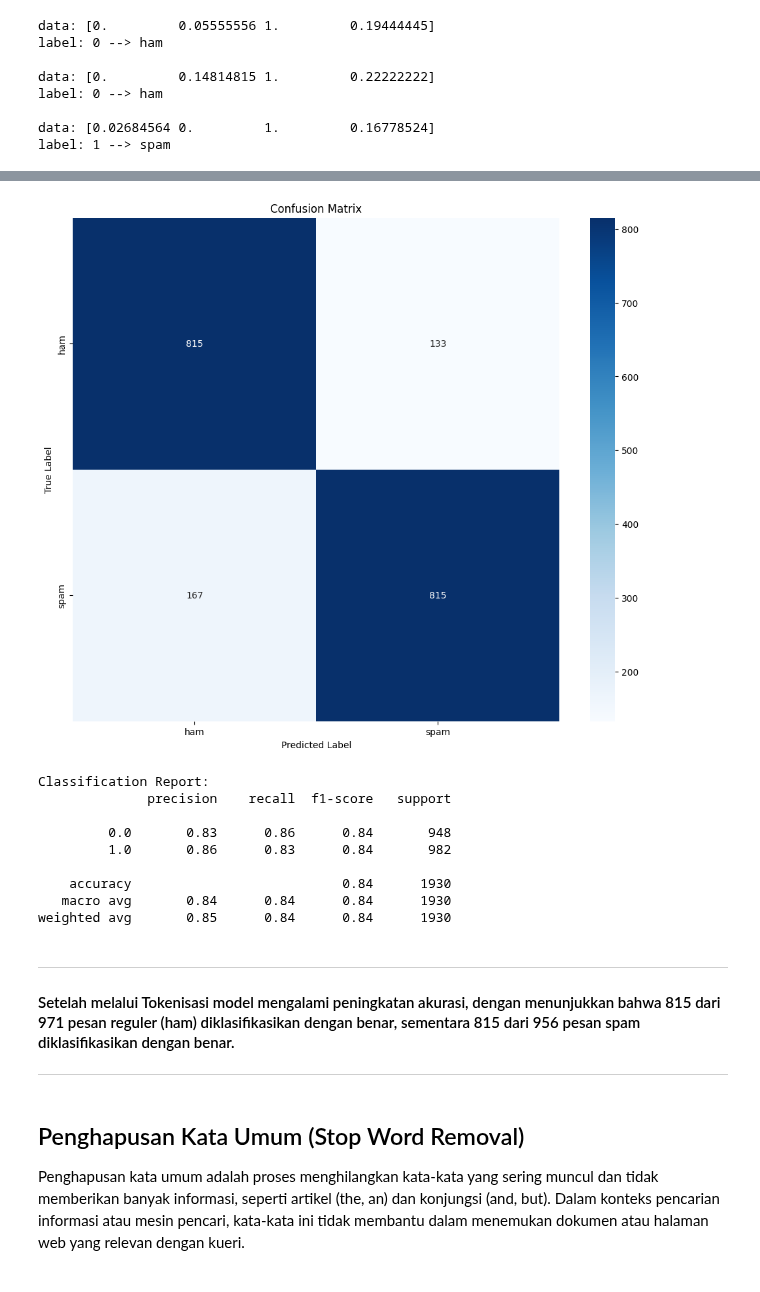
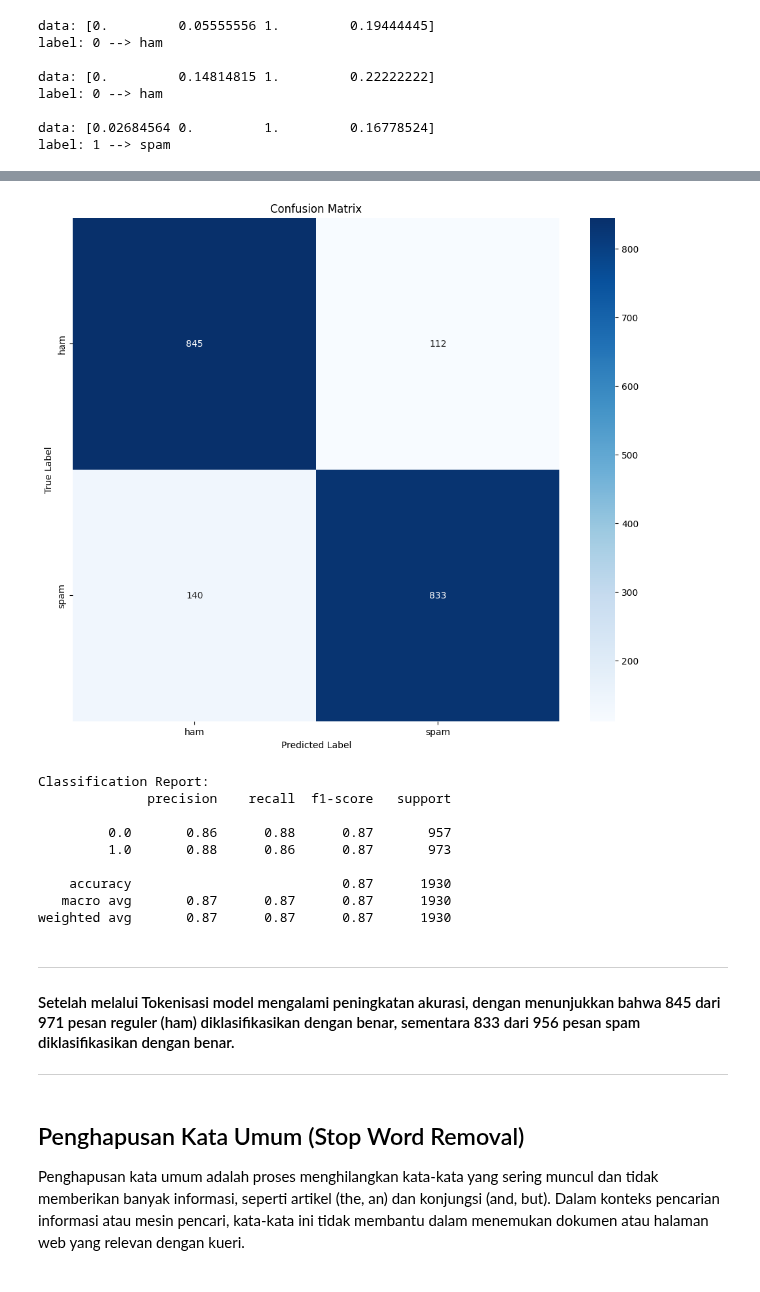
Before and after one commit to AnggaDS01/Python, a Jupyter notebook: Machine-Learning/Documentations/Natural-Language-Processing/Essential-of-NLP/3. text-normalization.ipynb, the cells around one changed output, grey strips where cells are left out. Drawn from its saved outputs; the diff is of its cells as text; code cells hidden in the pictures.

```diff
--- a/Machine-Learning/Documentations/Natural-Language-Processing/Essential-of-NLP/3. text-normalization.ipynb
+++ b/Machine-Learning/Documentations/Natural-Language-Processing/Essential-of-NLP/3. text-normalization.ipynb
@@ -228,7 +221,7 @@ df_copy['label'] = lb.fit_transform(df_copy['label'])
 df_copy['capitals'] = df_copy['message'].apply(num_capitals)
 df_copy['punctuation'] = df_copy['message'].apply(num_punctuation)
 df_copy['length'] = df_copy['message'].apply(message_length)
-df_copy['words'] = df_copy['message'].apply(word_counts)
+df_copy['words'] = df_copy['message'].apply(word_counts_v1)
 # %%
 df_copy[:5]
 # %% [output]
@@ -410,25 +404,3 @@ Validation Split: 0.2
 Number of data: 1930
 AFTER BATCH: 32
 Number of data: 61
-# %%
-def make_model(input_shape=(3,), num_label=1):
-    input_layer = tf.keras.Input(shape=input_shape)
-    x = tf.keras.layers.Dense(12, activation='relu')(input_layer)
-    output_layer = tf.keras.layers.Dense(num_label, activation='sigmoid')(x)
-    model = tf.keras.models.Model(inputs=input_layer, outputs=output_layer)
-
-    return model
-
-INPUT_SHAPE = (4,)
-NUM_LABEL = 1
-LOSS = tf.keras.losses.BinaryCrossentropy()
-OPTIMIZER = tf.keras.optimizers.Adam(learning_rate=0.001)
-METRICS = ['accuracy']
-
-model = make_model(INPUT_SHAPE, NUM_LABEL)
-model.compile(
-    loss=LOSS,
-    optimizer=OPTIMIZER,
-    metrics=METRICS
-)
-model.summary()
@@ -448,0 +407,9 @@ Model: "functional"
+# %%
+my_model=SpamLDetectionModel(
+    input_shape=INPUT_SHAPE_MODEL_V2,
+    num_classes=NUM_LABEL,
+    optimizer=OPTIMIZER,
+    loss=LOSS,
+    metrics=METRICS
+)
+my_model.model.summary()
@@ -449,5 +430,5 @@ Model: "functional"
 # %%
-history = model.fit(
+history = my_model.train(
     SMSSpamCollection_tf_data_train,
     validation_data=SMSSpamCollection_tf_data_valid,
     epochs=30,
@@ -480,19 +461,19 @@ Evaluation on validation data (loaded model): [0.32006144523620605, 0.8725388646
 # %%
-evaluate_model(model, SMSSpamCollection_tf_data_valid, lb.classes_)
+evaluate_model(my_model.model, SMSSpamCollection_tf_data_valid, lb.classes_)
 # %% [output]
-[figure, old version]
+[figure, new version]
 Classification Report:
               precision    recall  f1-score   support
 
-         0.0       0.83      0.86      0.84       948
-         1.0       0.86      0.83      0.84       982
+         0.0       0.86      0.88      0.87       957
+         1.0       0.88      0.86      0.87       973
 
-    accuracy                           0.84      1930
-   macro avg       0.84      0.84      0.84      1930
-weighted avg       0.85      0.84      0.84      1930
+    accuracy                           0.87      1930
+   macro avg       0.87      0.87      0.87      1930
+weighted avg       0.87      0.87      0.87      1930
 # %% [markdown]
 ---
-#### Setelah melalui Tokenisasi model mengalami peningkatan akurasi, dengan menunjukkan bahwa 815 dari 971 pesan reguler (ham) diklasifikasikan dengan benar, sementara 815 dari 956 pesan spam diklasifikasikan dengan benar.
+#### Setelah melalui Tokenisasi model mengalami peningkatan akurasi, dengan menunjukkan bahwa 845 dari 971 pesan reguler (ham) diklasifikasikan dengan benar, sementara 833 dari 956 pesan spam diklasifikasikan dengan benar.
 ---
 # %% [markdown]
 ## Penghapusan Kata Umum (Stop Word Removal)
```
Also changed, not shown: parts of 30 cells of this notebook, 6 other files.
